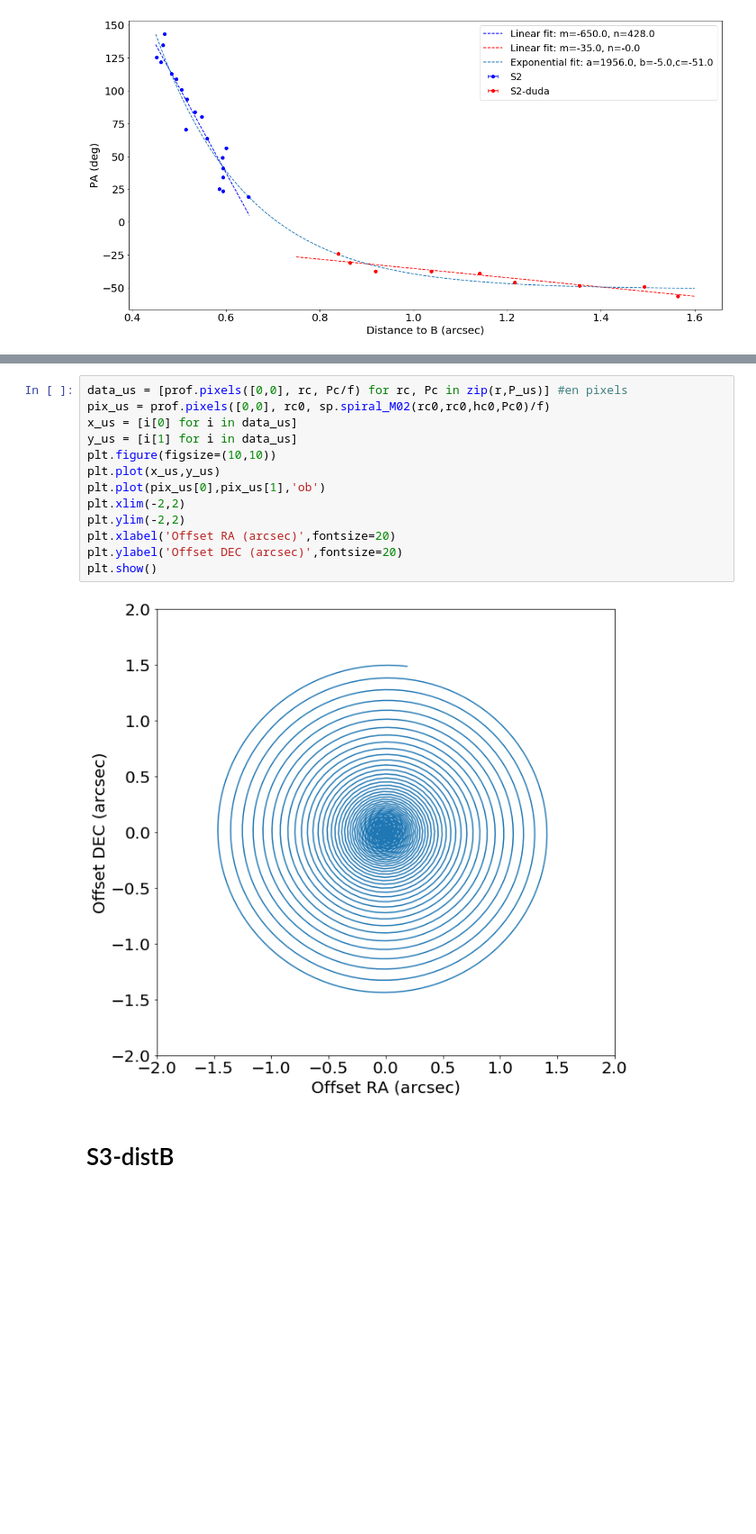
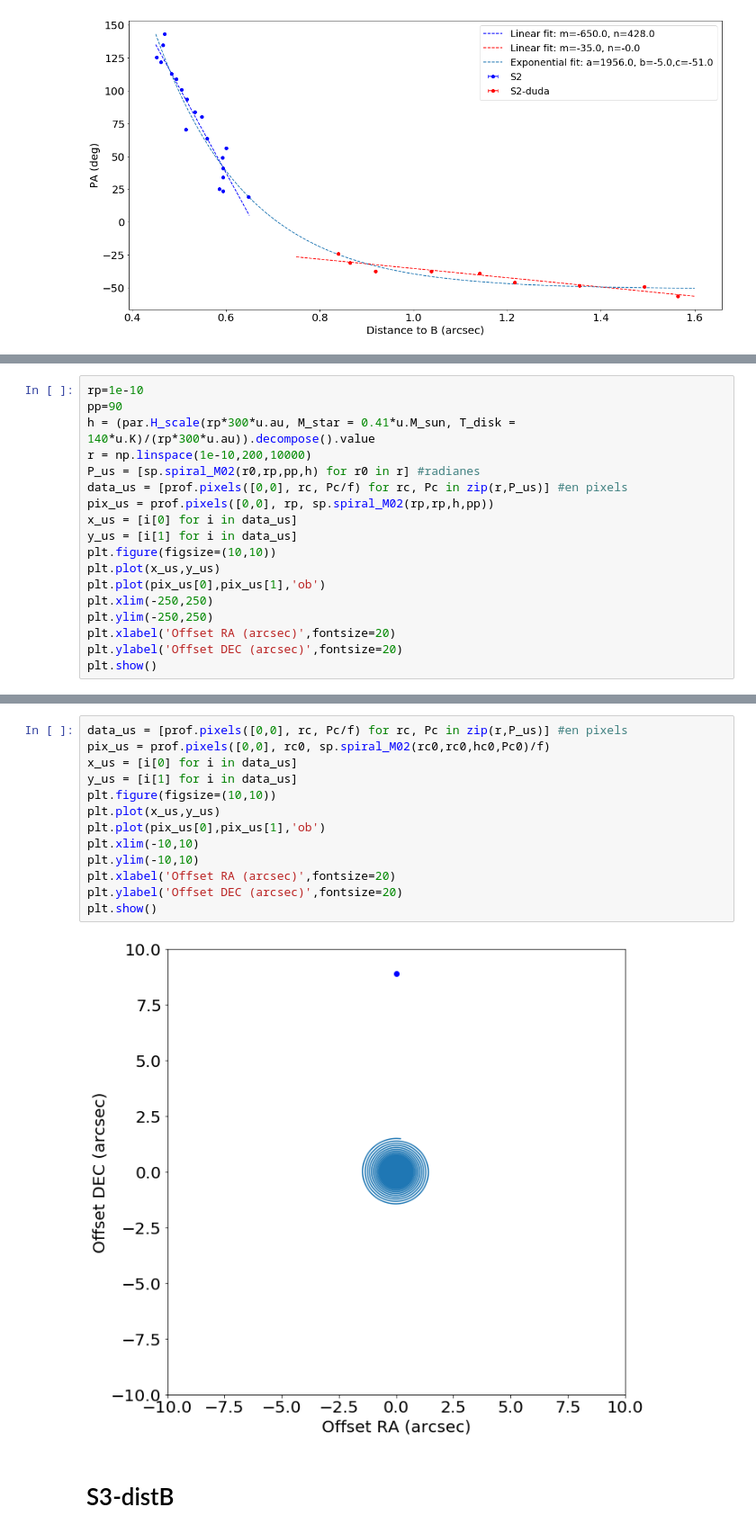
Before and after one commit to IAA-CSIC/dragom, a Jupyter notebook: Spiral plots.ipynb, the cells around one changed output, grey strips where cells are left out. Shown: that part at 90% size. Drawn from its saved outputs; the diff is of its cells as text; blank space fills up the shorter version.

```diff
--- a/Spiral plots.ipynb
+++ b/Spiral plots.ipynb
@@ -304,0 +310,18 @@ plt.show()
+# %%
+rp=1e-10
+pp=90
+h = (par.H_scale(rp*300*u.au, M_star = 0.41*u.M_sun, T_disk = 140*u.K)/(rp*300*u.au)).decompose().value
+r = np.linspace(1e-10,200,10000)
+P_us = [sp.spiral_M02(r0,rp,pp,h) for r0 in r] #radianes
+data_us = [prof.pixels([0,0], rc, Pc/f) for rc, Pc in zip(r,P_us)] #en pixels
+pix_us = prof.pixels([0,0], rp, sp.spiral_M02(rp,rp,h,pp))
+x_us = [i[0] for i in data_us]
+y_us = [i[1] for i in data_us]
+plt.figure(figsize=(10,10))
+plt.plot(x_us,y_us)
+plt.plot(pix_us[0],pix_us[1],'ob')
+plt.xlim(-250,250)
+plt.ylim(-250,250)
+plt.xlabel('Offset RA (arcsec)',fontsize=20)
+plt.ylabel('Offset DEC (arcsec)',fontsize=20)
+plt.show()
@@ -305,18 +330,18 @@ plt.show()
 # %%
 data_us = [prof.pixels([0,0], rc, Pc/f) for rc, Pc in zip(r,P_us)] #en pixels
 pix_us = prof.pixels([0,0], rc0, sp.spiral_M02(rc0,rc0,hc0,Pc0)/f)
 x_us = [i[0] for i in data_us]
 y_us = [i[1] for i in data_us]
 plt.figure(figsize=(10,10))
 plt.plot(x_us,y_us)
 plt.plot(pix_us[0],pix_us[1],'ob')
-plt.xlim(-2,2)
-plt.ylim(-2,2)
+plt.xlim(-10,10)
+plt.ylim(-10,10)
 plt.xlabel('Offset RA (arcsec)',fontsize=20)
 plt.ylabel('Offset DEC (arcsec)',fontsize=20)
 plt.show()
 # %% [output]
-[figure, old version]
+[figure, new version]
 # %% [markdown]
 # S3-distB
 # %%
```
Also changed, not shown: parts of 6 cells of this notebook.
